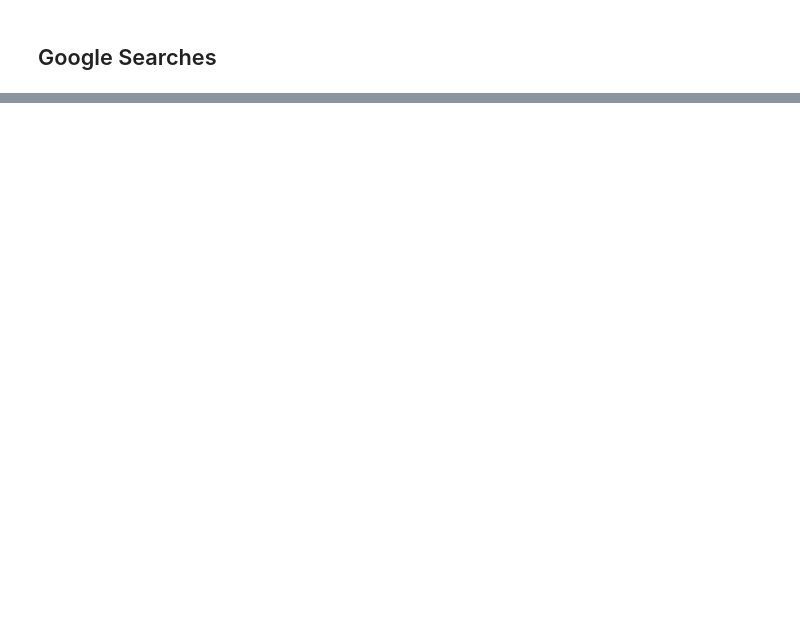
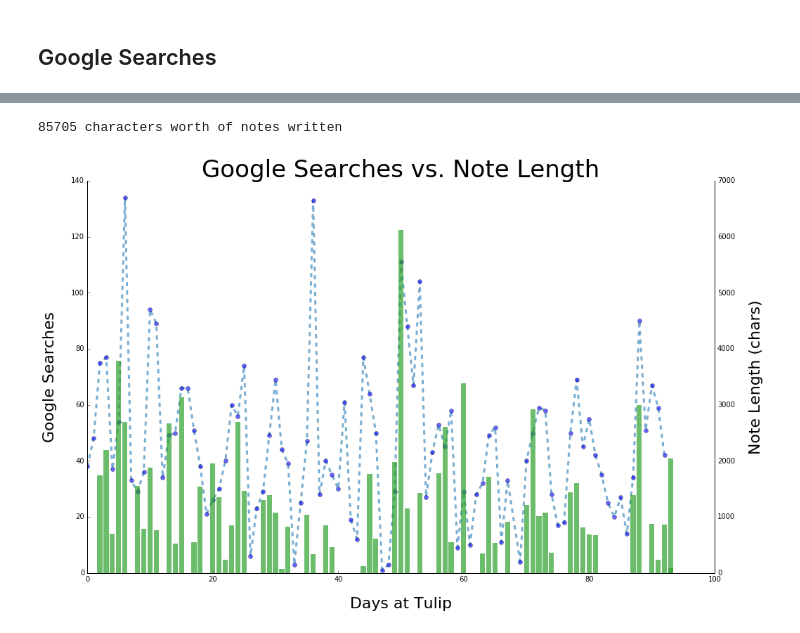
Before and after one commit to Joboman555/Quantifying-A-Summer-of-Learning, a Jupyter notebook: Tulip Final Presentation.ipynb, the cells around one changed output, grey strips where cells are left out. Drawn from its saved outputs; the diff is of its cells as text; code cells hidden in the pictures; blank space fills up the shorter version.

```diff
--- a/Tulip Final Presentation.ipynb
+++ b/Tulip Final Presentation.ipynb
@@ -83,0 +155,54 @@ plt.show()
+# %%
+import re
+
+note_data = []
+
+with open('Tulip Notes.txt') as f:
+    note_data=f.read().replace('\n', ' ')
+
+matches = []
+start_positions = []
+end_positions = []
+
+# Find all strings of the format 01/23/45
+for m in re.finditer(r"[^\d]\d\d\/\d+\/\d+", note_data):
+    start_positions.append(m.start())
+    end_positions.append(m.end())
+    matches.append(m.group(0))
+
+dates = [datetime.strptime(m.strip(), r'%m/%d/%y').timetuple().tm_yday - start_day for m in matches]
+# length of the contents of each note
+note_content_lengths = [s - e for (e, s) in zip(end_positions[:-1], start_positions[1:])]
+# add the last entry
+note_content_lengths.append(len(note_data) - end_positions[-1])
+print sum(note_content_lengths), 'characters worth of notes written'
+# %% [output]
+85705 characters worth of notes written
+# %%
+# Plot google searches
+ax3 = plt.subplot(111)
+ax3.plot(days, frequencies, color=blue, linestyle='dashed', marker='o',
+         alpha=0.6, linewidth=3, markerfacecolor='blue')
+plt.xlabel('Days at Tulip', size=22, labelpad=20)
+plt.ylabel('Google Searches', size=22, labelpad=20)
+plt.title('Google Searches vs. Note Length', size=34)
+plt.axes().spines['top'].set_visible(False)
+plt.axes().spines['right'].set_visible(False)
+plt.axes().xaxis.set_ticks_position('bottom')
+plt.axes().yaxis.set_ticks_position('none')
+
+# Plot note length
+ax3_other = ax3.twinx()
+ax3_other.bar(dates, note_content_lengths, color=green, align='center', alpha=0.7, linewidth=0, width=.8)
+ax3_other.set_ylabel('Note Length (chars)', size=22, labelpad=20)
+
+# Make it pretty
+ax3_other.spines['top'].set_visible(False)
+ax3_other.xaxis.set_ticks_position('bottom')
+ax3_other.yaxis.set_ticks_position('none')
+
+fig = plt.gcf()
+fig.set_size_inches(16, 10)
+plt.show()
+# %% [output]
+[figure, added]
```
Also changed, not shown: parts of 24 cells of this notebook, 6 other files.
